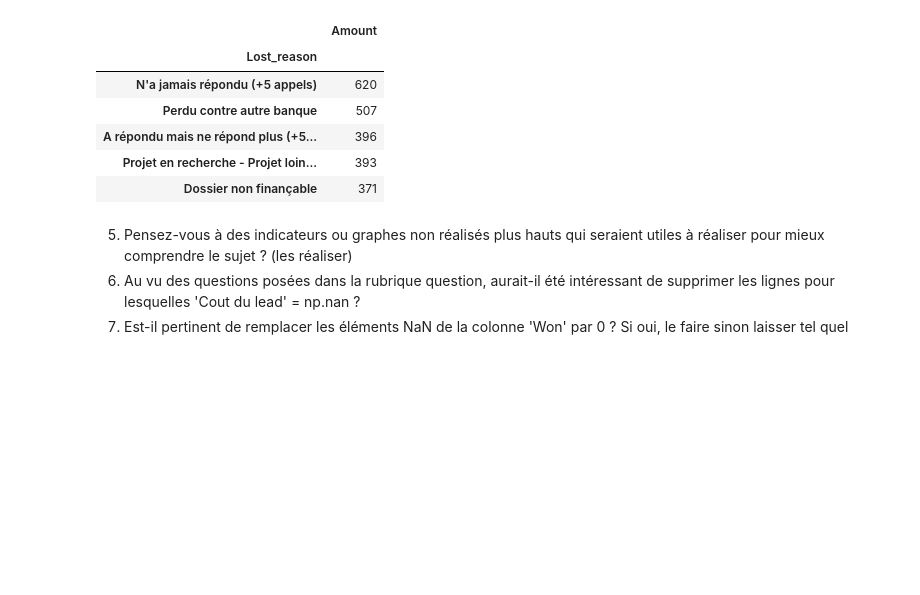
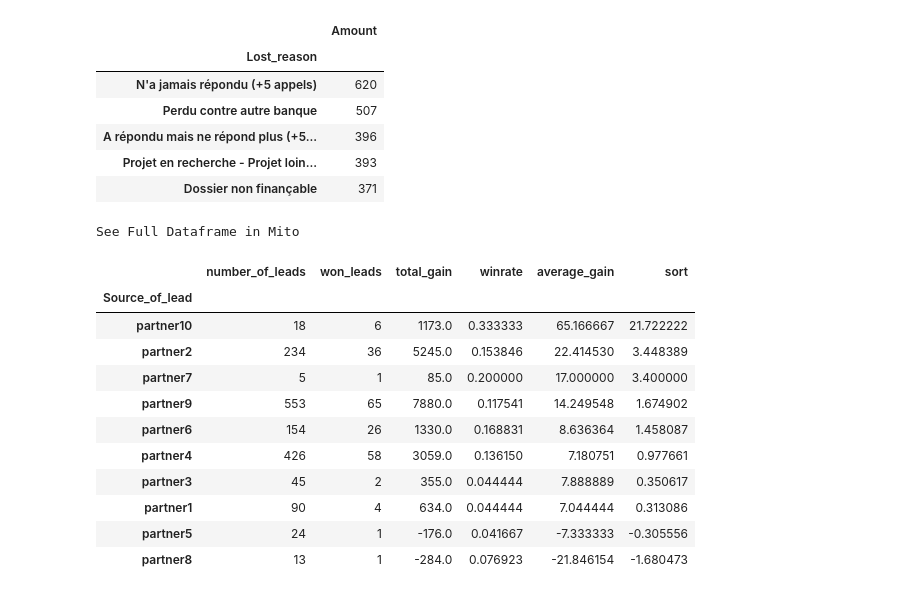
Before and after one commit to Camille9999/Exercices-SIMPLON-IA3, a Jupyter notebook: Exercices S7/08-11-2022/Exercice CRM_data.ipynb, the cells around one changed output. Saved outputs shown, nothing was run; the diff lists cells and outputs as text; code cells hidden in the pictures; blank space fills up the shorter version.

```diff
--- a/Exercices S7/08-11-2022/Exercice CRM_data.ipynb
+++ b/Exercices S7/08-11-2022/Exercice CRM_data.ipynb
@@ -262,5 +254,26 @@ See Full Dataframe in Mito
-# %% [markdown]
-5. Pensez-vous à des indicateurs ou graphes non réalisés plus hauts qui seraient utiles à réaliser pour mieux
-comprendre le sujet ? (les réaliser)
-6. Au vu des questions posées dans la rubrique question, aurait-il été intéressant de supprimer les lignes pour lesquelles 'Cout du lead' = np.nan ?
-7. Est-il pertinent de remplacer les éléments NaN de la colonne 'Won' par 0 ? Si oui, le faire sinon laisser tel quel
+# %%
+# Le directeur marketing souhaite retravailler la répartition de son budget par canal. Quelles recommandations feriez-vous sur les canaux à prioriser
+
+df['Gain'] = df['Amount']*df['Gagné']-df['Cout du lead'].apply(lambda x: x if x > 0 else 0)
+df2 = df.groupby('Source_of_lead')['Source_of_lead'].count().to_frame().rename(columns={'Source_of_lead' : 'number_of_leads'})
+df2['won_leads'] = df.groupby('Source_of_lead')['Gagné'].sum()
+df2['total_gain'] =  df.groupby('Source_of_lead')['Gain'].sum()
+df2['winrate'] = df2['won_leads']/df2['number_of_leads']
+df2['average_gain'] = df.groupby('Source_of_lead')['Gain'].mean()
+df2['sort'] = df2['winrate']*df2['average_gain']
+df2.sort_values(by=['sort'], ascending=False, inplace=True)
+df2
+# %% [output]
+See Full Dataframe in Mito
+|  | number_of_leads | won_leads | total_gain | winrate | average_gain | sort |
+| Source_of_lead |  |  |  |  |  |  |
+| partner10 | 18 | 6 | 1173.0 | 0.333333 | 65.166667 | 21.722222 |
+| partner2 | 234 | 36 | 5245.0 | 0.153846 | 22.414530 | 3.448389 |
+| partner7 | 5 | 1 | 85.0 | 0.200000 | 17.000000 | 3.400000 |
+| partner9 | 553 | 65 | 7880.0 | 0.117541 | 14.249548 | 1.674902 |
+| partner6 | 154 | 26 | 1330.0 | 0.168831 | 8.636364 | 1.458087 |
+| partner4 | 426 | 58 | 3059.0 | 0.136150 | 7.180751 | 0.977661 |
+| partner3 | 45 | 2 | 355.0 | 0.044444 | 7.888889 | 0.350617 |
+| partner1 | 90 | 4 | 634.0 | 0.044444 | 7.044444 | 0.313086 |
+| partner5 | 24 | 1 | -176.0 | 0.041667 | -7.333333 | -0.305556 |
+| partner8 | 13 | 1 | -284.0 | 0.076923 | -21.846154 | -1.680473 |
```
Also changed, not shown: parts of 5 cells of this notebook, 1 other file.
